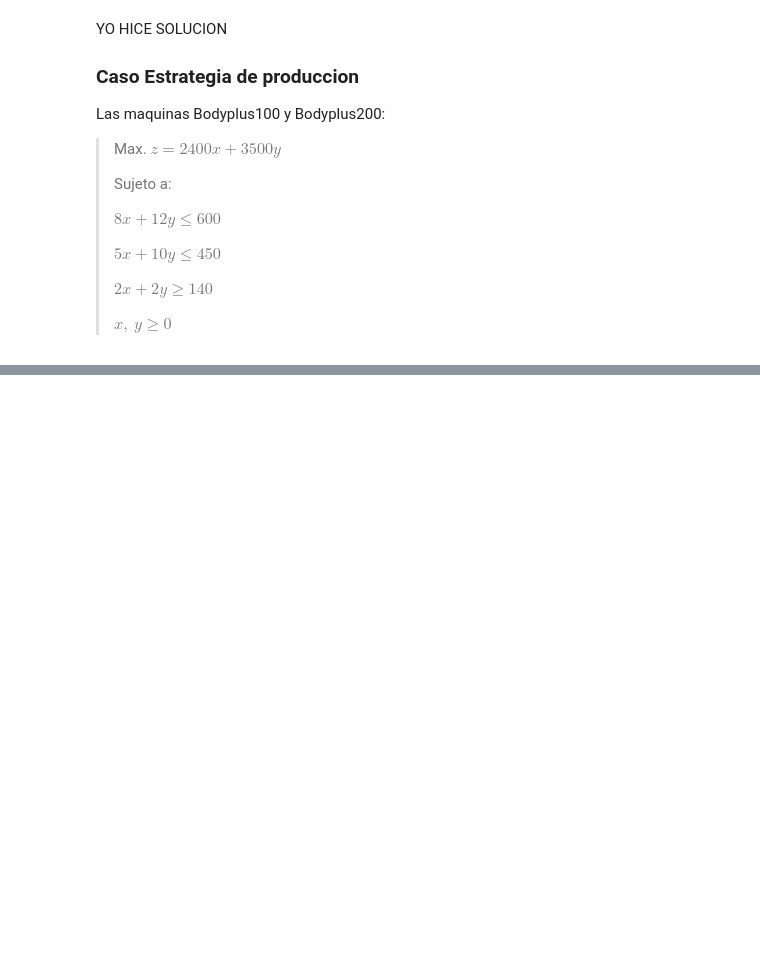
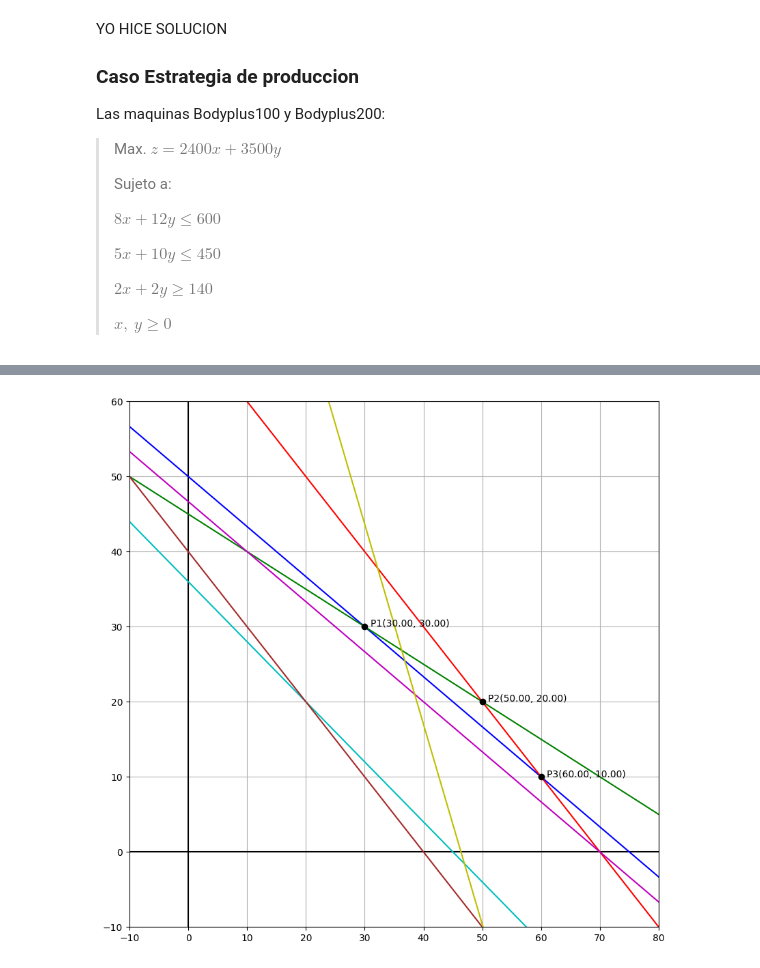
Before and after one commit to Miguelofo100/estrategia.produccion, a Jupyter notebook: METODO_GRAFICO.ipynb, the cells around one changed output, grey strips where cells are left out. Cells and saved outputs as stored; diff of their text form; code cells hidden in the pictures; blank space fills up the shorter version.

```diff
--- a/METODO_GRAFICO.ipynb
+++ b/METODO_GRAFICO.ipynb
@@ -202,0 +210,91 @@ x = np.linspace(x_min, x_max, 100)
+# %%
+#Configura los ejes
+
+x_min = -10
+x_max = 80
+y_min = -10
+y_max = 60
+div_x = int((x_max - x_min)/10 + 1)
+div_y = int((y_max - y_min)/10 + 1)
+
+fig = plt.figure(figsize=(10, 10))
+ax = fig.add_subplot()
+
+ax.set_xlim(x_min, x_max)
+ax.set_ylim(y_min, y_max)
+ax.grid()
+
+ax.set_xticks(np.linspace(x_min, x_max, div_x))
+ax.set_yticks(np.linspace(y_min, y_max, div_y))
+
+plt.hlines(y=0, xmin=x_min, xmax=x_max, colors="k")
+plt.vlines(x=0, ymin=y_min, ymax=y_max, colors="k")
+
+#Valores para la variable de decisión
+
+x = np.linspace(x_min, x_max, 100)
+
+#Grafica de las restricciones
+
+y1 = (600 - 8*x)/12
+ax.plot(x, y1, color="b")
+
+y2 = (450 - 5*x)/10
+ax.plot(x, y2, color="g")
+
+y3 = (140 - 2*x)/2
+ax.plot(x, y3, color="r")
+
+#Unidad estructura
+y4 = (180 - 4*x)/5
+ax.plot(x, y4, color="c")
+
+#estacion prensa
+y5 = (140- 2*x)/3
+ax.plot(x, y5, color="m")
+
+#estacion Prensa
+
+y6 = (80 - 2*x)/2
+ax.plot(x, y6, color="brown")
+
+#estacion Pec.dec
+
+
+A1 = np.array([[5., 10], [8, 12]])
+b1 = np.array([450, 600])
+[x1, y1] = np.linalg.solve(A1, b1)
+ax.plot(x1, y1, "o", color="k")
+ax.text(x1 + 1, y1, "P1({:.2f}, {:.2f})".format(x1, y1))
+
+A2 = np.array([[5,  10], [2, 2]])
+b2 = np.array([450, 140])
+[x2, y2] = np.linalg.solve(A2, b2)
+ax.plot(x2, y2, "o", color="k")
+ax.text(x2 + 1, y2, "P2({:.2f}, {:.2f})".format(x2, y2))
+
+A3 = np.array([[2, 2], [8, 12]])
+b3 = np.array([140, 600])
+[x3, y3] = np.linalg.solve(A3, b3)
+ax.plot(x3, y3, "o", color="k")
+ax.text(x3 + 1, y3, "P3({:.2f}, {:.2f})".format(x3, y3))
+
+#A4 = np.array([[1, 1.5], [1, -4]])
+#b4 = np.array([10, 3])
+#[x4, y4] = np.linalg.solve(A4, b4)
+#ax.plot(x4, y4, "o", color="k")
+#ax.text(x4 + 1, y4, "P4({:.2f}, {:.2f})".format(x4, y4))
+
+#A5 = np.array([[1, 1.5], [30, 8]])
+#b5 = np.array([10, 148])
+#[x5, y5] = np.linalg.solve(A5, b5)
+#ax.plot(x5, y5, "o", color="k")
+#ax.text(x5 + 1, y5, "P5({:.2f}, {:.2f})".format(x5, y5))
+
+z = 371
+print("z=", z)
+y_z = (z - 8*x)/3
+ax.plot(x, y_z, color="y")
+
+plt.show()
+# %% [output]
@@ -202,0 +302 @@ x = np.linspace(x_min, x_max, 100)
+[figure, added]
```
Also changed, not shown: parts of 3 cells of this notebook.
